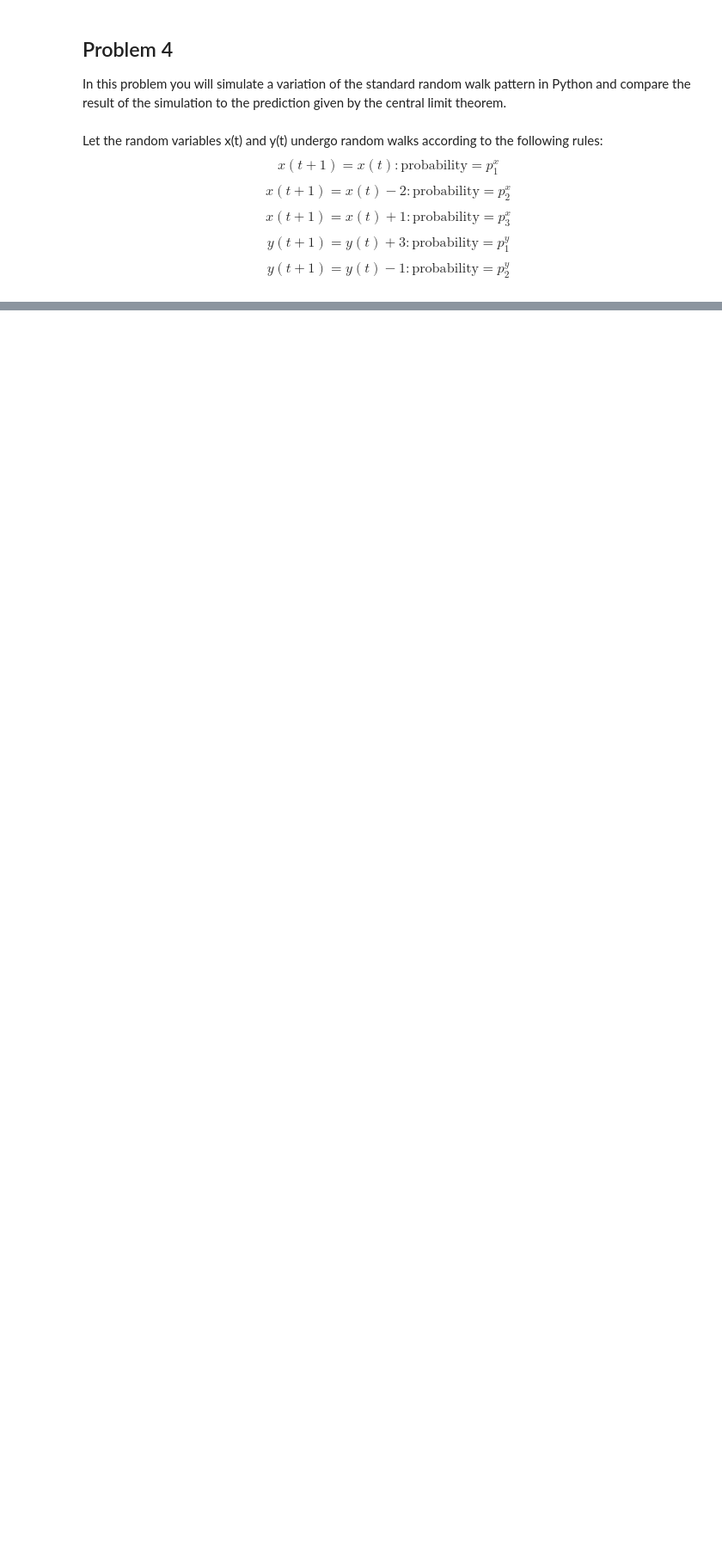
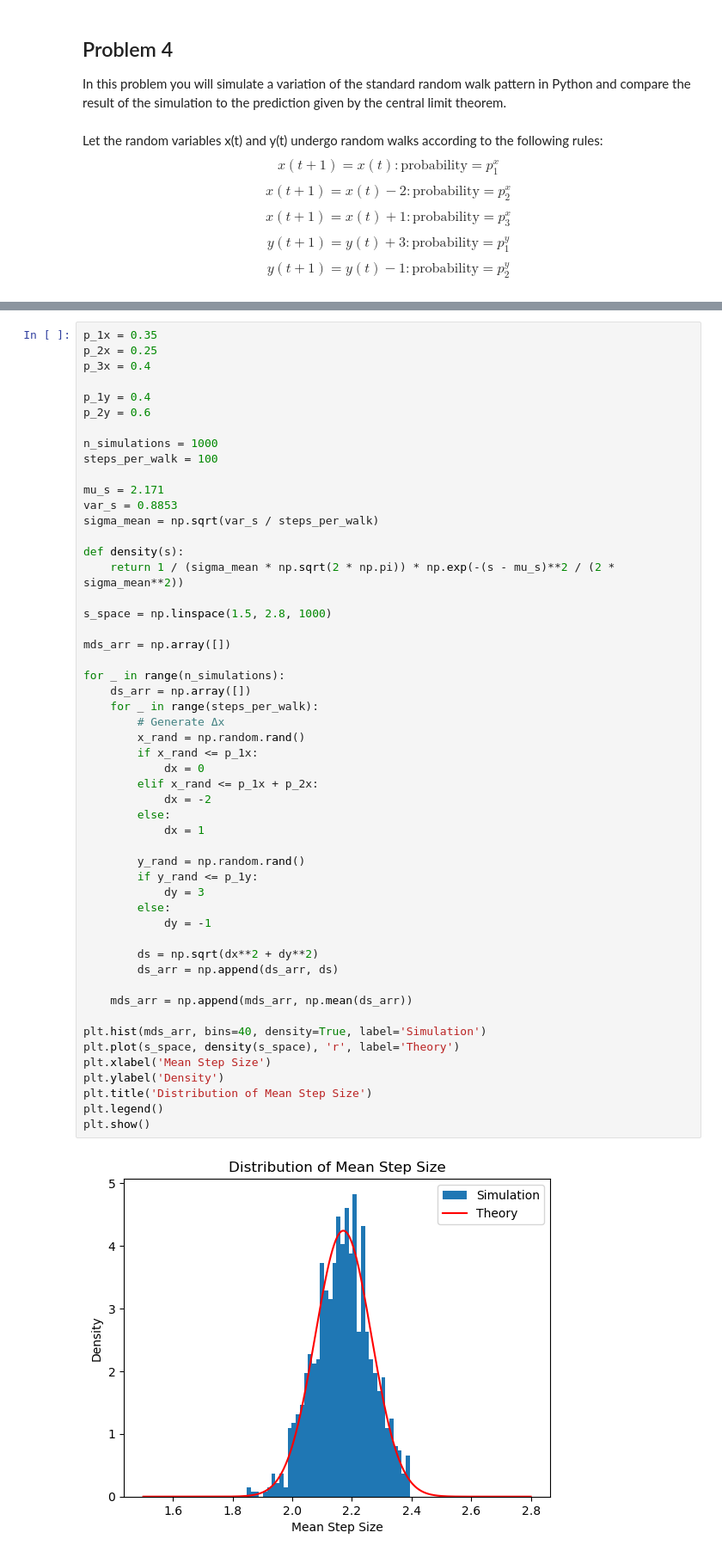
Before and after one commit to loganmachale/PHYS-305, a Jupyter notebook: Assignment 2/Assignment 2.ipynb, the cells around one changed output, grey strips where cells are left out. Shown at 86% size. Saved outputs shown, nothing was run; the diff lists cells and outputs as text; blank space fills up the shorter version.

```diff
--- a/Assignment 2/Assignment 2.ipynb
+++ b/Assignment 2/Assignment 2.ipynb
@@ -100,0 +146,54 @@ plt.show()
+# %%
+p_1x = 0.35
+p_2x = 0.25
+p_3x = 0.4
+
+p_1y = 0.4
+p_2y = 0.6
+
+n_simulations = 1000
+steps_per_walk = 100
+
+mu_s = 2.171
+var_s = 0.8853
+sigma_mean = np.sqrt(var_s / steps_per_walk)
+
+def density(s):
+    return 1 / (sigma_mean * np.sqrt(2 * np.pi)) * np.exp(-(s - mu_s)**2 / (2 * sigma_mean**2))
+
+s_space = np.linspace(1.5, 2.8, 1000)
+
+mds_arr = np.array([])
+
+for _ in range(n_simulations):
+    ds_arr = np.array([])
+    for _ in range(steps_per_walk):
+        # Generate Δx
+        x_rand = np.random.rand()
+        if x_rand <= p_1x:
+            dx = 0
+        elif x_rand <= p_1x + p_2x:
+            dx = -2
+        else:
+            dx = 1
+
+        y_rand = np.random.rand()
+        if y_rand <= p_1y:
+            dy = 3
+        else:
+            dy = -1
+
+        ds = np.sqrt(dx**2 + dy**2)
+        ds_arr = np.append(ds_arr, ds)
+
+    mds_arr = np.append(mds_arr, np.mean(ds_arr))
+
+plt.hist(mds_arr, bins=40, density=True, label='Simulation')
+plt.plot(s_space, density(s_space), 'r', label='Theory')
+plt.xlabel('Mean Step Size')
+plt.ylabel('Density')
+plt.title('Distribution of Mean Step Size')
+plt.legend()
+plt.show()
+# %% [output]
+[figure, added]
```
Also changed, not shown: parts of 6 cells of this notebook.
